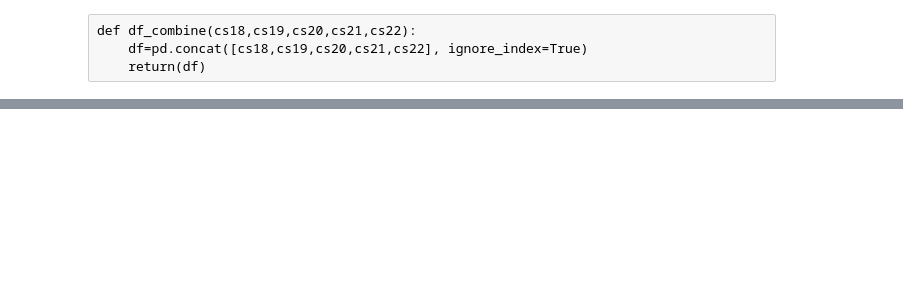
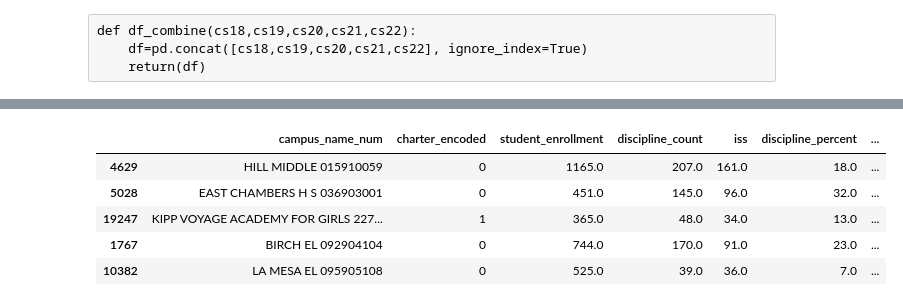
Before and after one commit to raedownen/ind_proj_1_classification, a Jupyter notebook: wrangle.ipynb, the cells around one changed output, grey strips where cells are left out. Cells and saved outputs as stored; diff of their text form; code cells hidden in the pictures; blank space fills up the shorter version.

```diff
--- a/wrangle.ipynb
+++ b/wrangle.ipynb
@@ -179,0 +190,9 @@ memory usage: 266.5+ KB
+# %%
+train.head()
+# %% [output]
+|  | campus_name_num | charter_encoded | student_enrollment | discipline_count | iss | discipline_percent | ... |
+| 4629 | HILL MIDDLE 015910059 | 0 | 1165.0 | 207.0 | 161.0 | 18.0 | ... |
+| 5028 | EAST CHAMBERS H S 036903001 | 0 | 451.0 | 145.0 | 96.0 | 32.0 | ... |
+| 19247 | KIPP VOYAGE ACADEMY FOR GIRLS 227... | 1 | 365.0 | 48.0 | 34.0 | 13.0 | ... |
+| 1767 | BIRCH EL 092904104 | 0 | 744.0 | 170.0 | 91.0 | 23.0 | ... |
+| 10382 | LA MESA EL 095905108 | 0 | 525.0 | 39.0 | 36.0 | 7.0 | ... |
```
Also changed, not shown: parts of 18 cells of this notebook, 1 other file.
